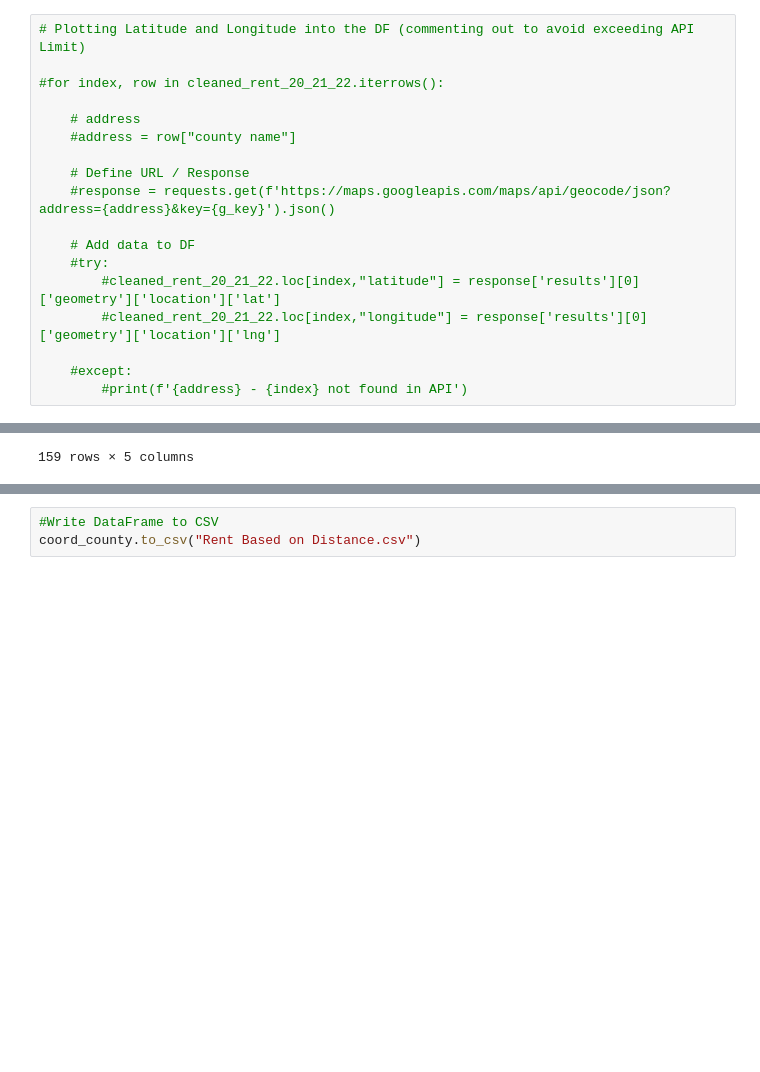
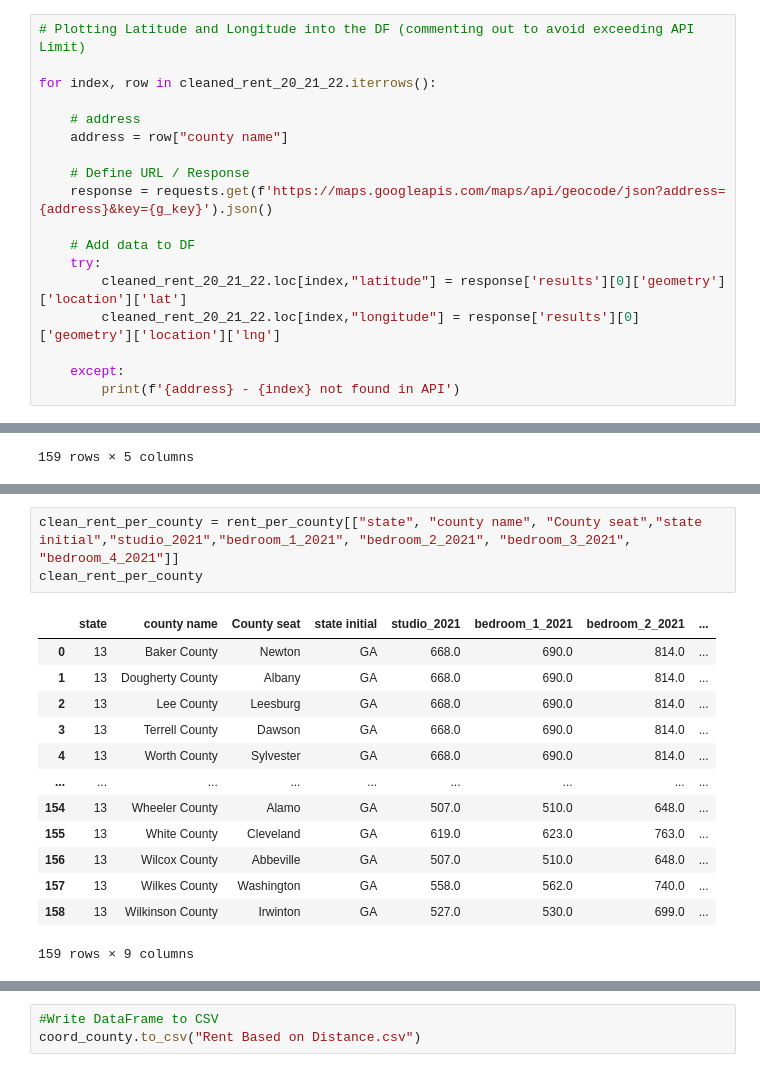
Before and after one commit to Boot-Team-7/project_1_materials, a Jupyter notebook: Consolidated/Project------Kicked OUT!!.ipynb, the cells around one changed output, grey strips where cells are left out. Cells and saved outputs as stored; diff of their text form; blank space fills up the shorter version.

```diff
--- a/Consolidated/Project------Kicked OUT!!.ipynb
+++ b/Consolidated/Project------Kicked OUT!!.ipynb
@@ -251,18 +310,18 @@ cleaned_rent_20_21_22["longitude"] = ""
 # %%
 # Plotting Latitude and Longitude into the DF (commenting out to avoid exceeding API Limit)
 
-#for index, row in cleaned_rent_20_21_22.iterrows():
+for index, row in cleaned_rent_20_21_22.iterrows():
 
     # address
-    #address = row["county name"]
+    address = row["county name"]
 
     # Define URL / Response
-    #response = requests.get(f'https://maps.googleapis.com/maps/api/geocode/json?address={address}&key={g_key}').json()
+    response = requests.get(f'https://maps.googleapis.com/maps/api/geocode/json?address={address}&key={g_key}').json()
 
     # Add data to DF
-    #try:
-        #cleaned_rent_20_21_22.loc[index,"latitude"] = response['results'][0]['geometry']['location']['lat']
-        #cleaned_rent_20_21_22.loc[index,"longitude"] = response['results'][0]['geometry']['location']['lng']
+    try:
+        cleaned_rent_20_21_22.loc[index,"latitude"] = response['results'][0]['geometry']['location']['lat']
+        cleaned_rent_20_21_22.loc[index,"longitude"] = response['results'][0]['geometry']['location']['lng']
 
-    #except:
-        #print(f'{address} - {index} not found in API')
+    except:
+        print(f'{address} - {index} not found in API')
@@ -622,3 +759,20 @@ KeyError: 'county name'
+# %%
+clean_rent_per_county = rent_per_county[["state", "county name", "County seat","state initial","studio_2021","bedroom_1_2021", "bedroom_2_2021", "bedroom_3_2021", "bedroom_4_2021"]]
+clean_rent_per_county
+# %% [output]
+|  | state | county name | County seat | state initial | studio_2021 | bedroom_1_2021 | bedroom_2_2021 | ... |
+| 0 | 13 | Baker County | Newton | GA | 668.0 | 690.0 | 814.0 | ... |
+| 1 | 13 | Dougherty County | Albany | GA | 668.0 | 690.0 | 814.0 | ... |
+| 2 | 13 | Lee County | Leesburg | GA | 668.0 | 690.0 | 814.0 | ... |
+| 3 | 13 | Terrell County | Dawson | GA | 668.0 | 690.0 | 814.0 | ... |
+| 4 | 13 | Worth County | Sylvester | GA | 668.0 | 690.0 | 814.0 | ... |
+| ... | ... | ... | ... | ... | ... | ... | ... | ... |
+| 154 | 13 | Wheeler County | Alamo | GA | 507.0 | 510.0 | 648.0 | ... |
+| 155 | 13 | White County | Cleveland | GA | 619.0 | 623.0 | 763.0 | ... |
+| 156 | 13 | Wilcox County | Abbeville | GA | 507.0 | 510.0 | 648.0 | ... |
+| 157 | 13 | Wilkes County | Washington | GA | 558.0 | 562.0 | 740.0 | ... |
+| 158 | 13 | Wilkinson County | Irwinton | GA | 527.0 | 530.0 | 699.0 | ... |
+159 rows × 9 columns
 # %%
 #Run a test to show lat and lng is found for each county center
 base_url = "https://maps.googleapis.com/maps/api/geocode/json"
```
Also changed, not shown: parts of 38 cells of this notebook, 7 other files.
